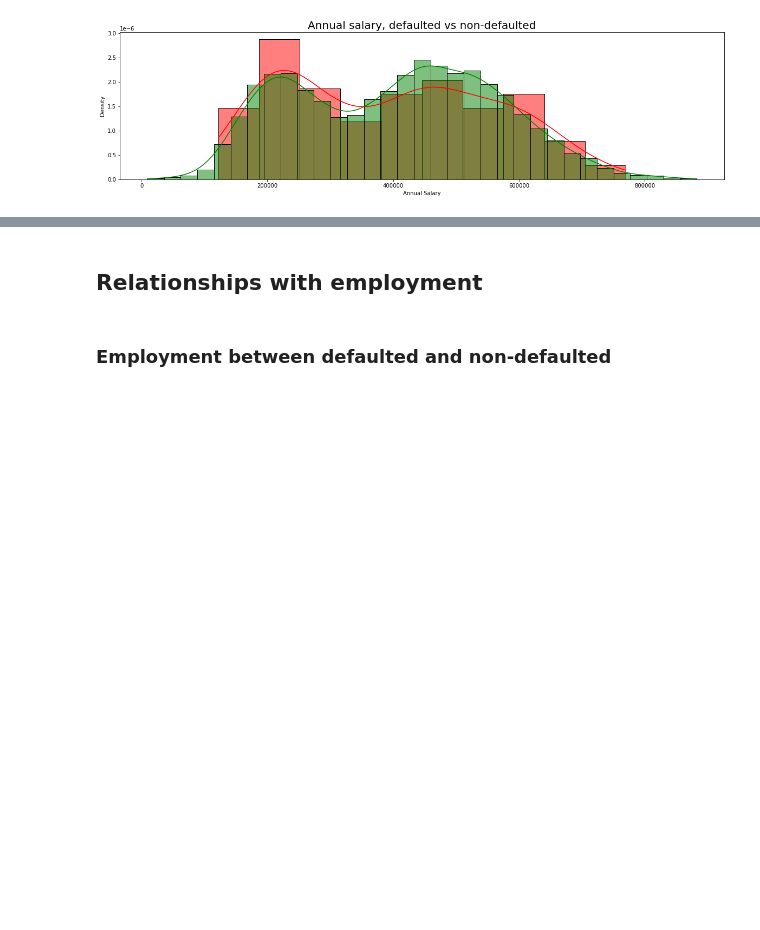
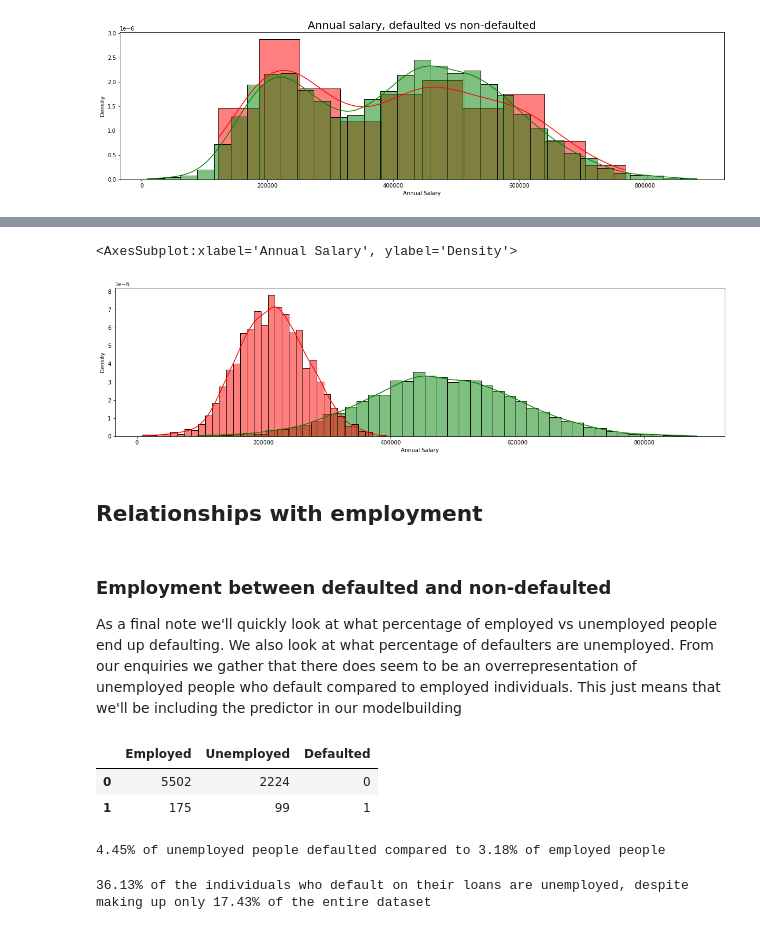
Before and after one commit to KristianDamPedersen/defaultpred_proj, a Jupyter notebook: Exploratory data analysis - defaultpred_proj.ipynb, the cells around one changed output, grey strips where cells are left out. Cells and saved outputs as stored; diff of their text form; code cells hidden in the pictures; blank space fills up the shorter version.

```diff
--- a/Exploratory data analysis - defaultpred_proj.ipynb
+++ b/Exploratory data analysis - defaultpred_proj.ipynb
@@ -295,4 +285,47 @@ sns.histplot(ae_nodef['Annual Salary'], kde=True, stat='density', color='green',
+# %%
+# Data
+ey_data = ae_data[ae_data['Employed']==1]
+en_data = ae_data[ae_data['Employed']==0]
+
+# Plotting
+f, ax1 = plt.subplots(figsize=(20,5))
+sns.histplot(ey_data['Annual Salary'], stat='density', color='green', kde=True, alpha=0.5)
+sns.histplot(en_data['Annual Salary'], stat='density', color='red', kde=True, alpha=0.5)
+# %% [output]
+<AxesSubplot:xlabel='Annual Salary', ylabel='Density'>
+[figure, added]
 # %% [markdown]
 ## Relationships with employment
 # %% [markdown]
 ### Employment between defaulted and non-defaulted
+As a final note we'll quickly look at what percentage of employed vs unemployed people end up defaulting. We also look at what percentage of defaulters are unemployed. From our enquiries we gather that there does seem to be an overrepresentation of unemployed people who default compared to employed individuals. This just means that we'll be including the predictor in our modelbuilding
+# %%
+# Data
+edy_data = train_set[train_set['Employed']==1]
+edn_data = train_set[train_set['Employed']==0]
+bardata_emp = edy_data['Defaulted?'].value_counts()
+bardata_noemp = edn_data['Defaulted?'].value_counts()
+ph_def = ['0', '1']
+bardata = {'Employed': bardata_emp, 'Unemployed': bardata_noemp, 'Defaulted': ph_def}
+df_bar = pd.DataFrame(data=bardata)
+bardata_emp
+# Mathing
+perc_emp = (bardata_emp.iloc[1]/bardata_emp.iloc[0])*100
+perc_noemp = (bardata_noemp.iloc[1]/bardata_noemp.iloc[0])*100
+perc_def = (df_bar['Unemployed'].iloc[1]/(df_bar['Unemployed'].iloc[1] + df_bar['Employed'].iloc[1]))*100
+unemp_perc_pop = ((df_bar['Unemployed'].iloc[0] + df_bar['Unemployed'].iloc[1])/(df_bar['Employed'].iloc[0] + df_bar['Employed'].iloc[0] + df_bar['Unemployed'].iloc[0] + df_bar['Unemployed'].iloc[1]))*100
+df_bar.head()
+# %% [output]
+|  | Employed | Unemployed | Defaulted |
+| 0 | 5502 | 2224 | 0 |
+| 1 | 175 | 99 | 1 |
+# %%
+#Enquiry into what % of unemployed and employed people end up defaulting
+print('{:.2f}% of unemployed people defaulted compared to {:.2f}% of employed people'.format(perc_noemp, perc_emp))
+# %% [output]
+4.45% of unemployed people defaulted compared to 3.18% of employed people
+# %%
+#Enquiry into what % of defaulters are unemployed
+print('{:.2f}% of the individuals who default on their loans are unemployed, despite making up only {:.2f}% of the entire dataset'.format(perc_def, unemp_perc_pop))
+# %% [output]
+36.13% of the individuals who default on their loans are unemployed, despite making up only 17.43% of the entire dataset
```
Also changed, not shown: parts of 10 cells of this notebook, 5 other files.
